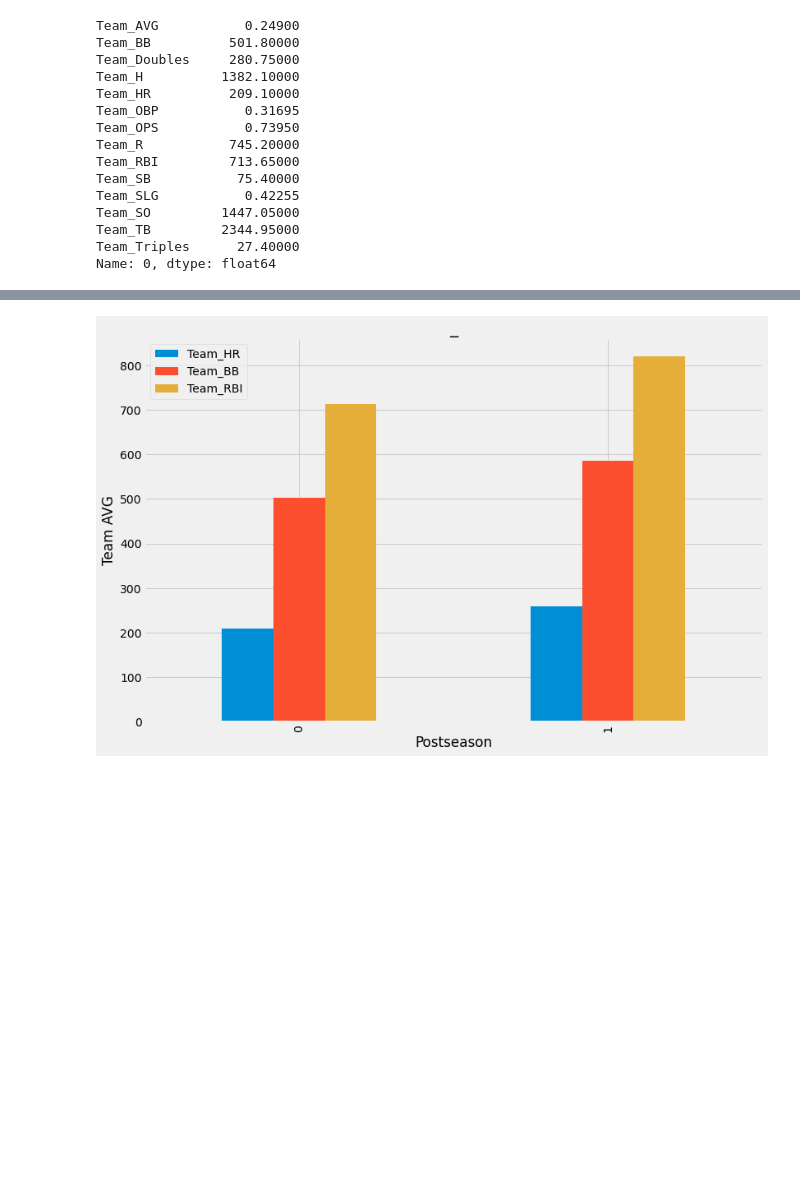
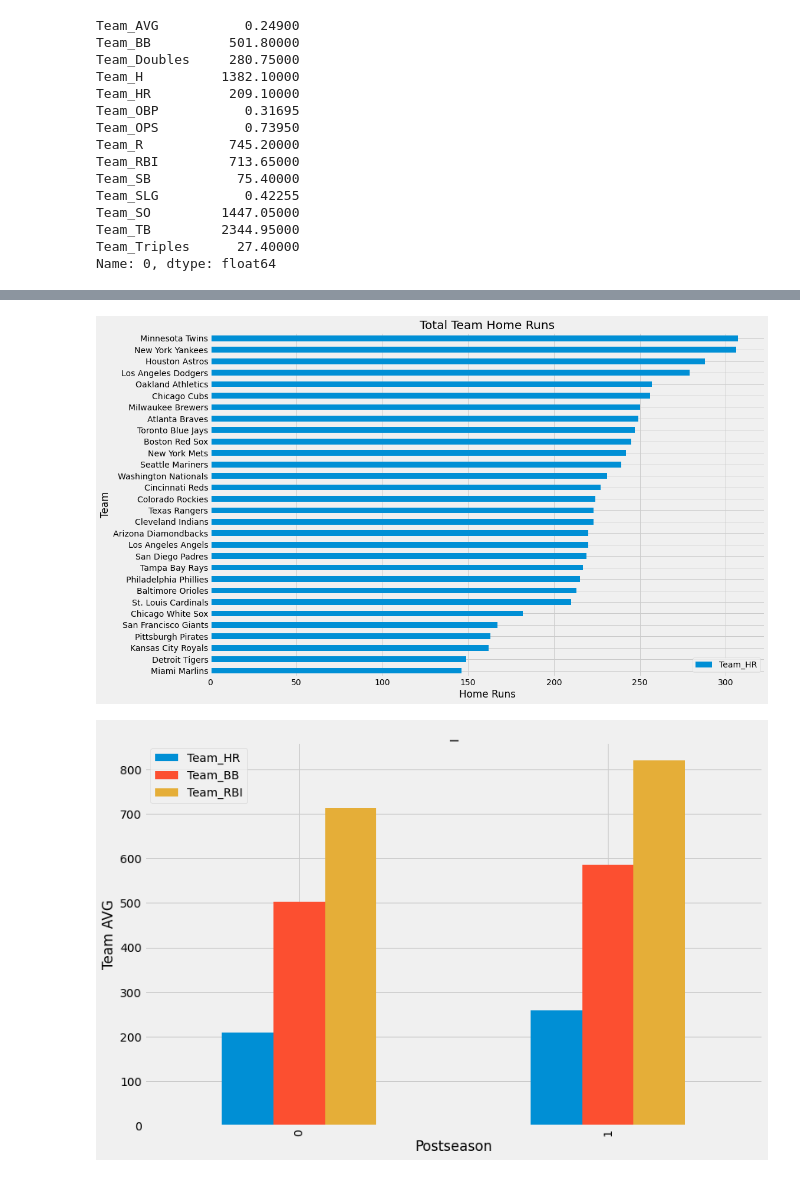
Before and after one commit to jmg0144/mlb-analysis, a Jupyter notebook: MLB-Analysis.ipynb, the cells around one changed output, grey strips where cells are left out. Cells and saved outputs as stored; diff of their text form; code cells hidden in the pictures; blank space fills up the shorter version.

```diff
--- a/MLB-Analysis.ipynb
+++ b/MLB-Analysis.ipynb
@@ -278,3 +264,11 @@ d.sort_values().plot(kind='bar', figsize=(12,7));
+# %%
+df_2.groupby(['Team_name'])['Team_HR'].sum().sort_values().plot(kind='barh', figsize=(15,10))
+plt.title('Total Team Home Runs')
+plt.xlabel('Home Runs')
+plt.ylabel('Team')
+plt.legend();
+# %% [output]
+[figure, added]
 # %%
 dfg = df_2.groupby(['Postseason'])['Team_HR','Team_BB','Team_RBI'].mean()
 
```
Also changed, not shown: parts of 27 cells of this notebook.
